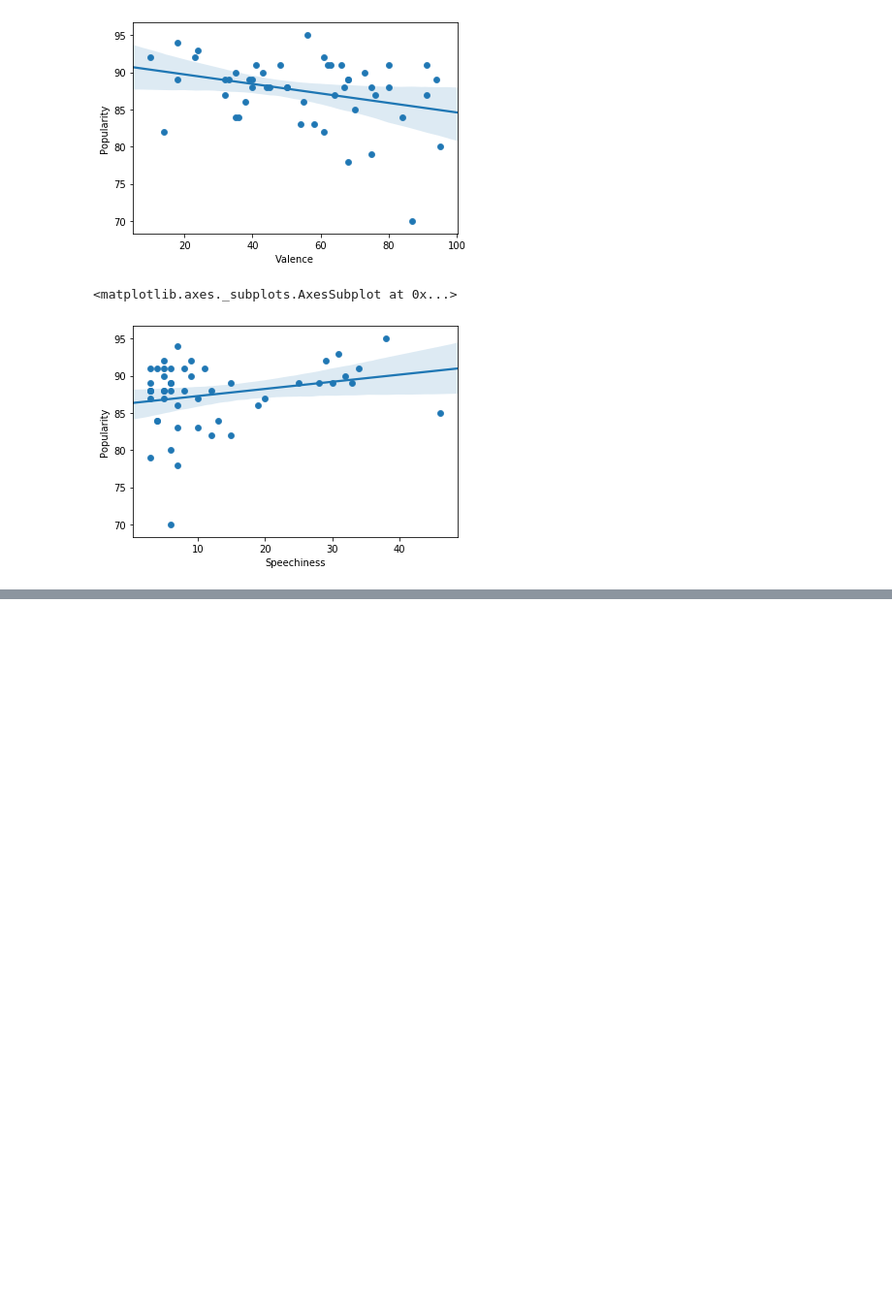
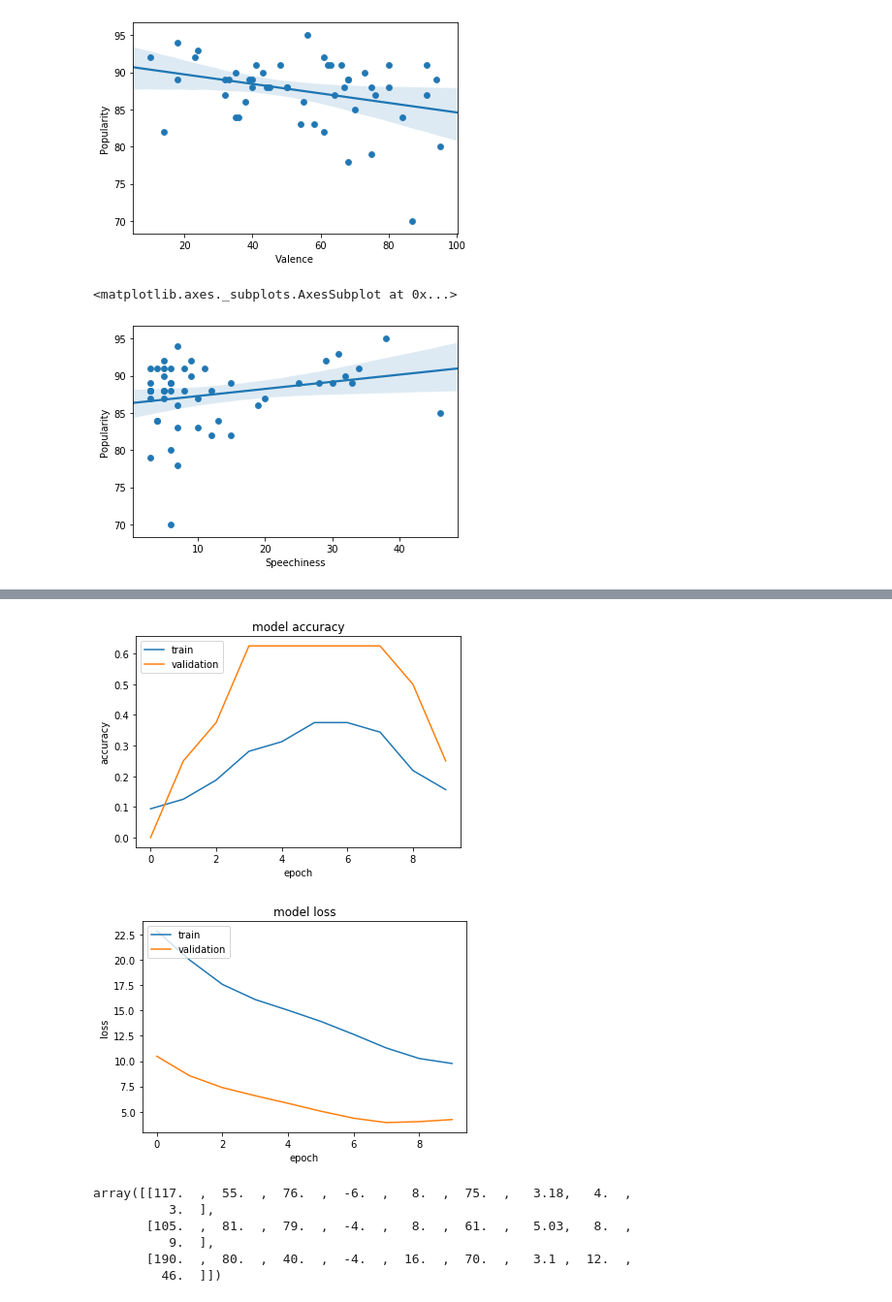
Before and after one commit to vidvatabuch/Spotify-2019-Top-50-tracks, a Jupyter notebook: Spotify 2019 Top 50 songs EDA.ipynb, the cells around one changed output, grey strips where cells are left out. Shown: that part at 97% size. Cells and saved outputs as stored; diff of their text form; code cells hidden in the pictures; blank space fills up the shorter version.

```diff
--- a/Spotify 2019 Top 50 songs EDA.ipynb
+++ b/Spotify 2019 Top 50 songs EDA.ipynb
@@ -455,0 +486,4 @@ sns.regplot(x=songs_data['Speechiness'],y=songs_data['Popularity'])
+# %%
+# splitting dataset and targets into train and test dataset
+from sklearn.model_selection import train_test_split
+x_train, x_test, y_train, y_test = train_test_split(dataset,targets,test_size=0.2,random_state=42)
@@ -455,0 +493,15 @@ sns.regplot(x=songs_data['Speechiness'],y=songs_data['Popularity'])
+# %%
+def get_model():
+    model = tf.keras.Sequential([
+        tf.keras.layers.Dense(64, activation='relu'),
+        tf.keras.layers.Dense(64, activation='relu'),
+        tf.keras.layers.Dense(10, activation='softmax')
+    ])
+
+    model.compile(optimizer='adam',loss='sparse_categorical_crossentropy',metrics=['accuracy'])
+
+    return model
+# %%
+model = get_model()
+callback = tf.keras.callbacks.EarlyStopping(monitor='val_loss', patience=2)
+history = model.fit(x_train, y_train, batch_size=32 , epochs=10,validation_split=0.2,callbacks=[callback])
@@ -455,0 +528,30 @@ sns.regplot(x=songs_data['Speechiness'],y=songs_data['Popularity'])
+# %%
+## plot the loss and the accuracy graph
+#  "Accuracy"
+plt.plot(history.history['accuracy'])
+plt.plot(history.history['val_accuracy'])
+plt.title('model accuracy')
+plt.ylabel('accuracy')
+plt.xlabel('epoch')
+plt.legend(['train', 'validation'], loc='upper left')
+plt.show()
+# "Loss"
+plt.plot(history.history['loss'])
+plt.plot(history.history['val_loss'])
+plt.title('model loss')
+plt.ylabel('loss')
+plt.xlabel('epoch')
+plt.legend(['train', 'validation'], loc='upper left')
+plt.show()
+# %% [output]
+[figure, added]
+[figure, added]
+# %%
+dataset[:3]
+# %% [output]
+array([[117.  ,  55.  ,  76.  ,  -6.  ,   8.  ,  75.  ,   3.18,   4.  ,
+          3.  ],
+       [105.  ,  81.  ,  79.  ,  -4.  ,   8.  ,  61.  ,   5.03,   8.  ,
+          9.  ],
+       [190.  ,  80.  ,  40.  ,  -4.  ,  16.  ,  70.  ,   3.1 ,  12.  ,
+         46.  ]])
```
Also changed, not shown: parts of 10 cells of this notebook.
